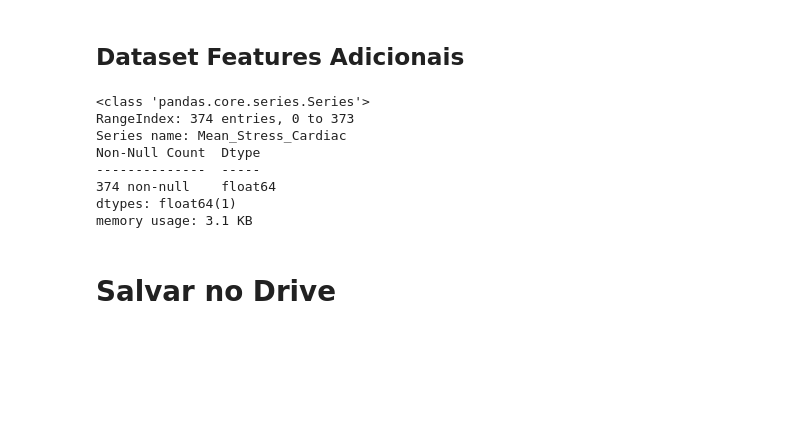
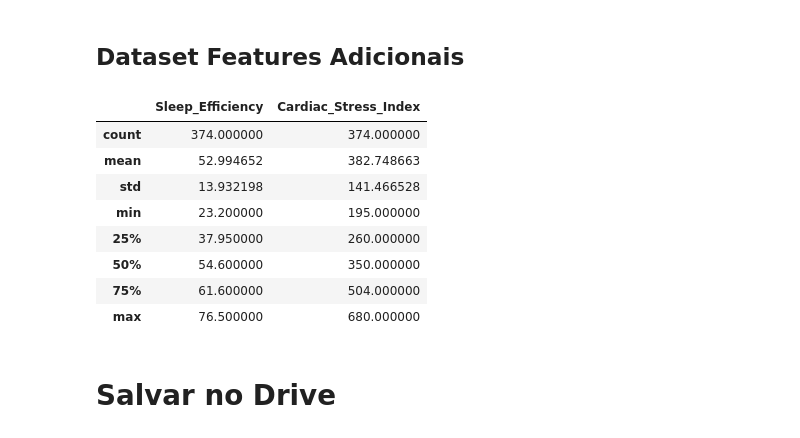
Before and after one commit to gabrielbelo2007/CardiopatiaModel, a Jupyter notebook: EDA_SleepHealth.ipynb, the cells around one changed output. Drawn from its saved outputs; the diff is of its cells as text; code cells hidden in the pictures; blank space fills up the shorter version.

```diff
--- a/EDA_SleepHealth.ipynb
+++ b/EDA_SleepHealth.ipynb
@@ -111,30 +147,34 @@ dtype: int64
 # %% [markdown]
 ## Dataset Features Adicionais
 # %%
-import numpy as np
-
 def features_dataset(df_clean):
 
-  df_features = df_clean.copy()
+    df_features = df_clean.copy()
 
-  df_features["Quality_Sleep_Mean"] = df_features["Sleep Duration"] / df_features["Quality of Sleep"]
-  df_features["Mean_Stress_Cardiac"] = df_features["Stress Level"] / df_features["Heart Rate"]
+    # Eficiência do sono (duração × qualidade)
+    df_features["Sleep_Efficiency"] = (
+        df_features["Sleep Duration"] * df_features["Quality of Sleep"]
+    )
 
-  df_features["Mean_Stress_Cardiac"] = df_features["Mean_Stress_Cardiac"].replace([np.inf, -np.inf], 0)
+    # Índice de estresse cardíaco
+    df_features["Cardiac_Stress_Index"] = (
+        df_features["Stress Level"] * df_features["Heart Rate"]
+    )
 
-  return df_features
+    return df_features
 # %%
 df_features = features_dataset(df_clean)
-df_features["Mean_Stress_Cardiac"].info()
+df_features[["Sleep_Efficiency", "Cardiac_Stress_Index"]].describe()
 # %% [output]
-<class 'pandas.core.series.Series'>
-RangeIndex: 374 entries, 0 to 373
-Series name: Mean_Stress_Cardiac
-Non-Null Count  Dtype
---------------  -----
-374 non-null    float64
-dtypes: float64(1)
-memory usage: 3.1 KB
+|  | Sleep_Efficiency | Cardiac_Stress_Index |
+| count | 374.000000 | 374.000000 |
+| mean | 52.994652 | 382.748663 |
+| std | 13.932198 | 141.466528 |
+| min | 23.200000 | 195.000000 |
+| 25% | 37.950000 | 260.000000 |
+| 50% | 54.600000 | 350.000000 |
+| 75% | 61.600000 | 504.000000 |
+| max | 76.500000 | 680.000000 |
 # %% [markdown]
 # Salvar no Drive
 # %%
```
Also changed, not shown: parts of 5 cells of this notebook.
